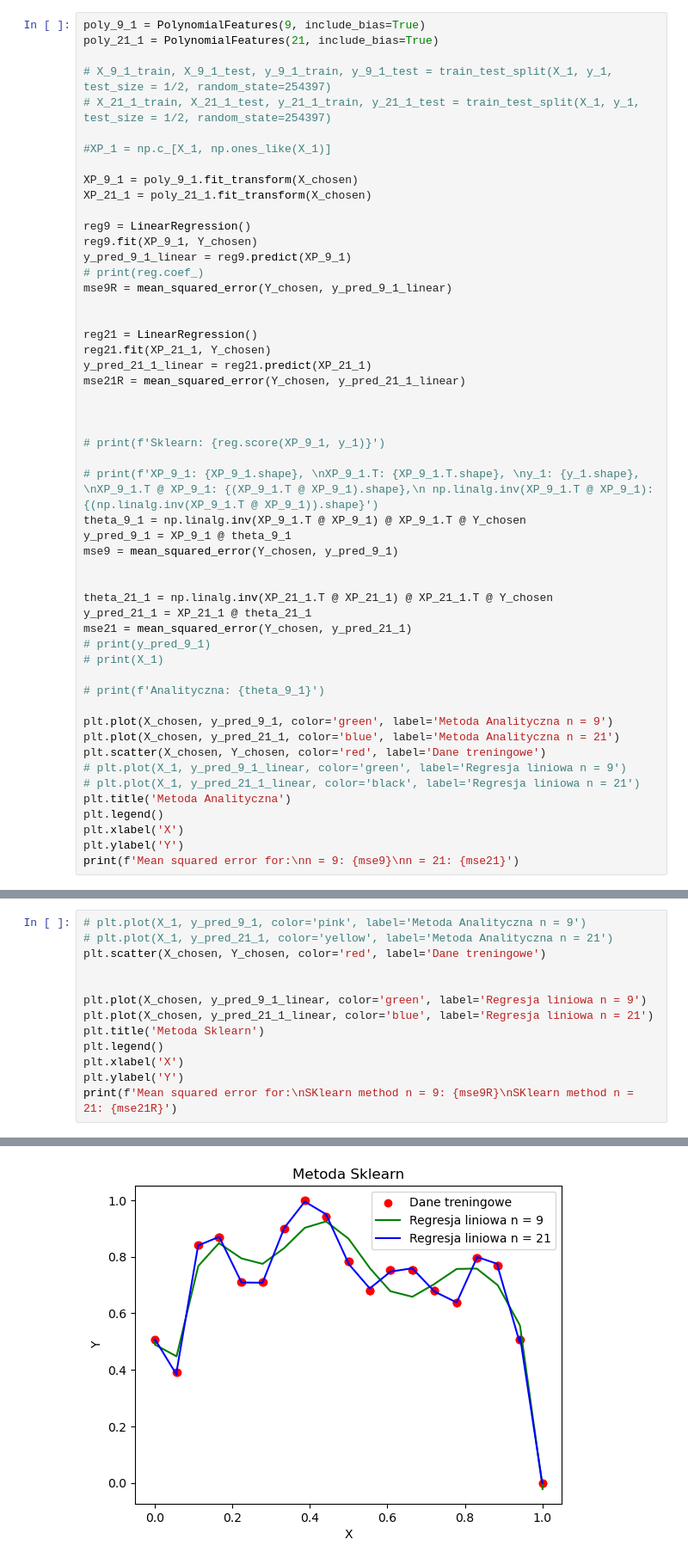
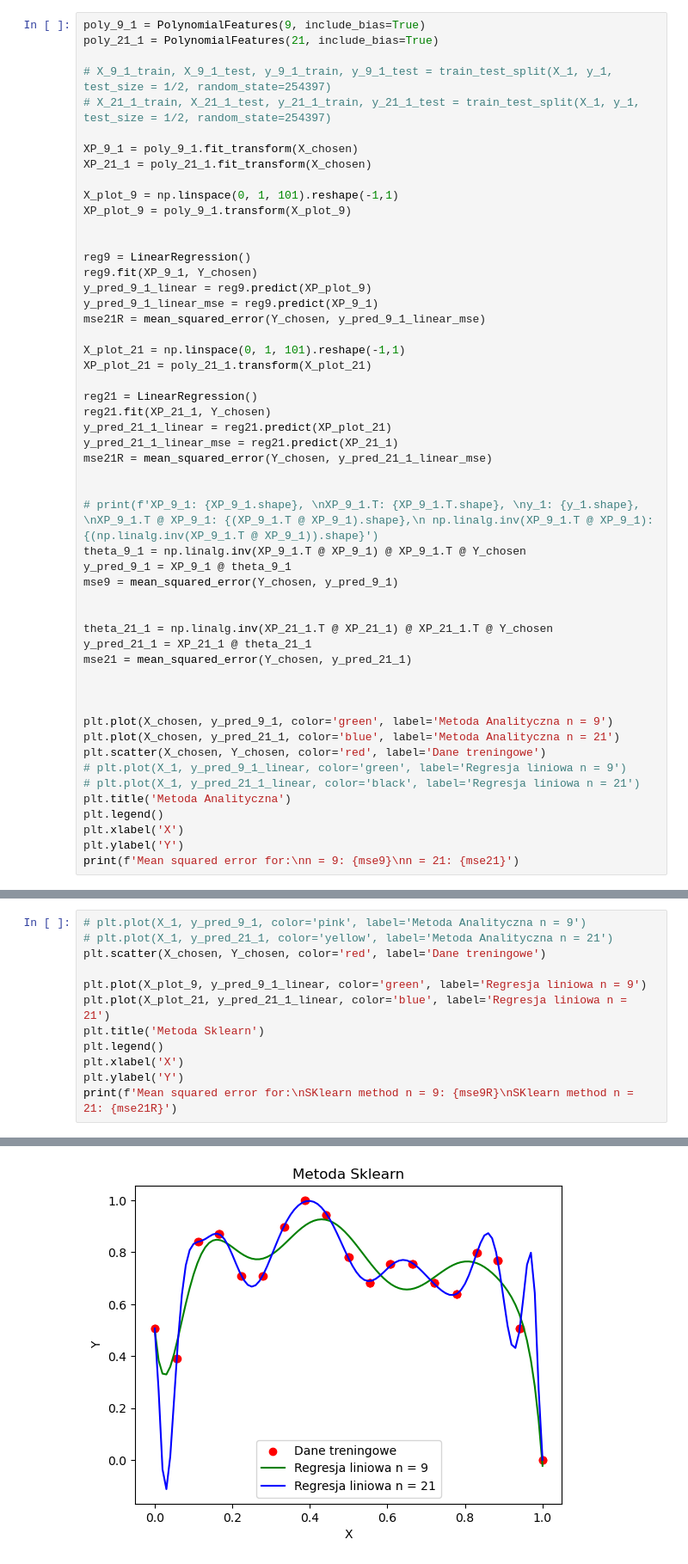
Before and after one commit to HaZhul/ML-models, a Jupyter notebook: PUM1/Lab1.ipynb, the cells around one changed output, grey strips where cells are left out. Shown at 86% size. Cells and saved outputs as stored; diff of their text form.

```diff
--- a/PUM1/Lab1.ipynb
+++ b/PUM1/Lab1.ipynb
@@ -115,26 +115,28 @@ poly_21_1 = PolynomialFeatures(21, include_bias=True)
 # X_9_1_train, X_9_1_test, y_9_1_train, y_9_1_test = train_test_split(X_1, y_1, test_size = 1/2, random_state=254397)
 # X_21_1_train, X_21_1_test, y_21_1_train, y_21_1_test = train_test_split(X_1, y_1, test_size = 1/2, random_state=254397)
 
-#XP_1 = np.c_[X_1, np.ones_like(X_1)]
-
 XP_9_1 = poly_9_1.fit_transform(X_chosen)
 XP_21_1 = poly_21_1.fit_transform(X_chosen)
 
+X_plot_9 = np.linspace(0, 1, 101).reshape(-1,1)
+XP_plot_9 = poly_9_1.transform(X_plot_9)
+
+
 reg9 = LinearRegression()
 reg9.fit(XP_9_1, Y_chosen)
-y_pred_9_1_linear = reg9.predict(XP_9_1)
-# print(reg.coef_)
-mse9R = mean_squared_error(Y_chosen, y_pred_9_1_linear)
+y_pred_9_1_linear = reg9.predict(XP_plot_9)
+y_pred_9_1_linear_mse = reg9.predict(XP_9_1)
+mse21R = mean_squared_error(Y_chosen, y_pred_9_1_linear_mse)
 
+X_plot_21 = np.linspace(0, 1, 101).reshape(-1,1)
+XP_plot_21 = poly_21_1.transform(X_plot_21)
 
 reg21 = LinearRegression()
 reg21.fit(XP_21_1, Y_chosen)
-y_pred_21_1_linear = reg21.predict(XP_21_1)
-mse21R = mean_squared_error(Y_chosen, y_pred_21_1_linear)
+y_pred_21_1_linear = reg21.predict(XP_plot_21)
+y_pred_21_1_linear_mse = reg21.predict(XP_21_1)
+mse21R = mean_squared_error(Y_chosen, y_pred_21_1_linear_mse)
 
-
-
-# print(f'Sklearn: {reg.score(XP_9_1, y_1)}')
 
 # print(f'XP_9_1: {XP_9_1.shape}, \nXP_9_1.T: {XP_9_1.T.shape}, \ny_1: {y_1.shape}, \nXP_9_1.T @ XP_9_1: {(XP_9_1.T @ XP_9_1).shape},\n np.linalg.inv(XP_9_1.T @ XP_9_1): {(np.linalg.inv(XP_9_1.T @ XP_9_1)).shape}')
 theta_9_1 = np.linalg.inv(XP_9_1.T @ XP_9_1) @ XP_9_1.T @ Y_chosen
@@ -145,10 +147,8 @@ mse9 = mean_squared_error(Y_chosen, y_pred_9_1)
 theta_21_1 = np.linalg.inv(XP_21_1.T @ XP_21_1) @ XP_21_1.T @ Y_chosen
 y_pred_21_1 = XP_21_1 @ theta_21_1
 mse21 = mean_squared_error(Y_chosen, y_pred_21_1)
-# print(y_pred_9_1)
-# print(X_1)
 
-# print(f'Analityczna: {theta_9_1}')
+
 
 plt.plot(X_chosen, y_pred_9_1, color='green', label='Metoda Analityczna n = 9')
 plt.plot(X_chosen, y_pred_21_1, color='blue', label='Metoda Analityczna n = 21')
@@ -168,21 +168,20 @@ n = 21: 0.05042402245394054
 # %%
 # plt.plot(X_1, y_pred_9_1, color='pink', label='Metoda Analityczna n = 9')
 # plt.plot(X_1, y_pred_21_1, color='yellow', label='Metoda Analityczna n = 21')
 plt.scatter(X_chosen, Y_chosen, color='red', label='Dane treningowe')
 
-
-plt.plot(X_chosen, y_pred_9_1_linear, color='green', label='Regresja liniowa n = 9')
-plt.plot(X_chosen, y_pred_21_1_linear, color='blue', label='Regresja liniowa n = 21')
+plt.plot(X_plot_9, y_pred_9_1_linear, color='green', label='Regresja liniowa n = 9')
+plt.plot(X_plot_21, y_pred_21_1_linear, color='blue', label='Regresja liniowa n = 21')
 plt.title('Metoda Sklearn')
 plt.legend()
 plt.xlabel('X')
 plt.ylabel('Y')
 print(f'Mean squared error for:\nSKlearn method n = 9: {mse9R}\nSKlearn method n = 21: {mse21R}')
 # %% [output]
 Mean squared error for:
 SKlearn method n = 9: 0.004660678612022657
 SKlearn method n = 21: 2.4383420351575383e-05
-[figure, old version]
+[figure, new version]
 # %%
 poly_16_1 = PolynomialFeatures(16, include_bias=True)
 XP_16_1 = poly_16_1.fit_transform(X_chosen)
```
Also changed, not shown: parts of 3 cells of this notebook.
